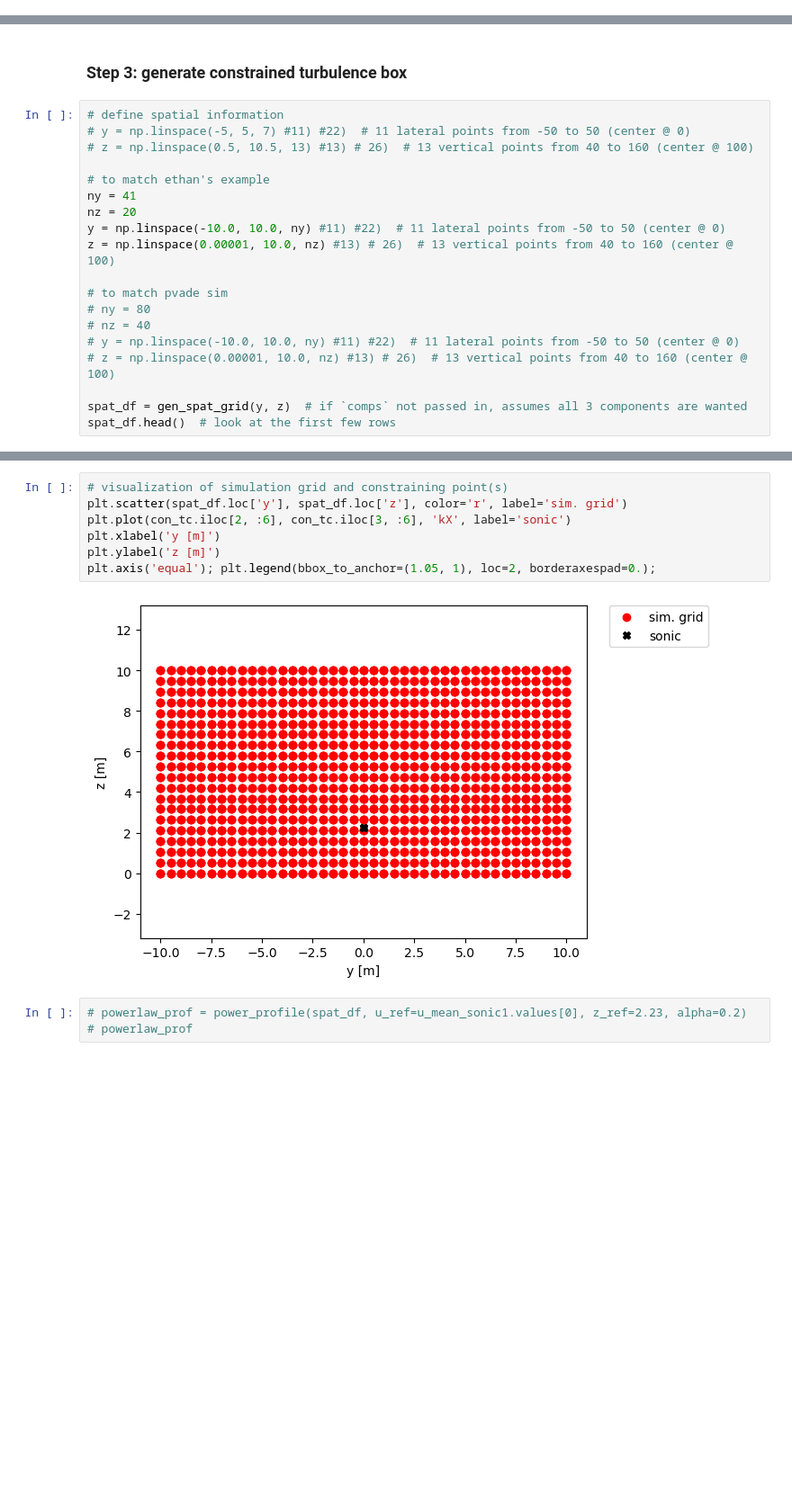
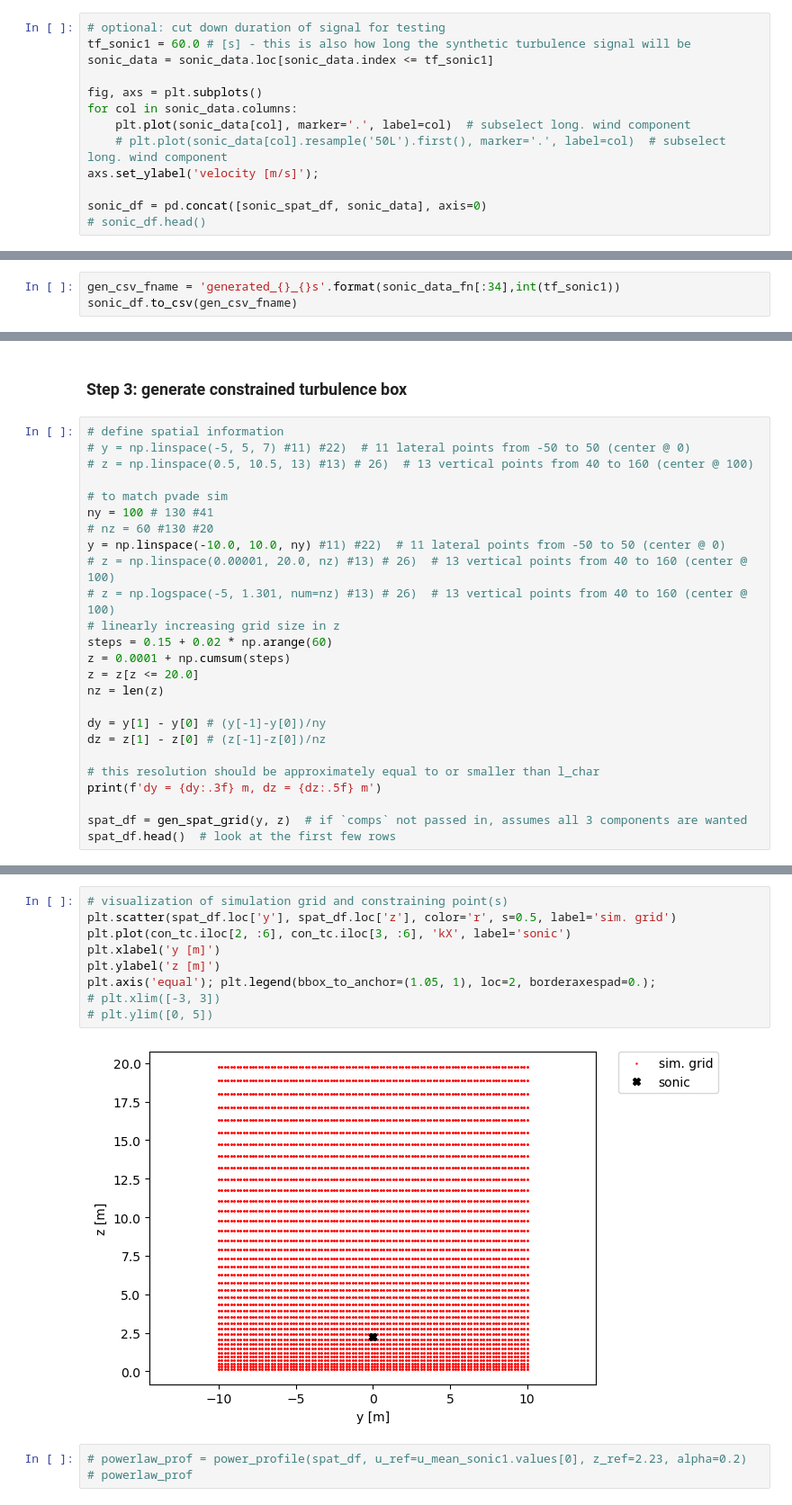
Before and after one commit to brookeslawski/pyconturb-pvade, a Jupyter notebook: duramat_constrained_turb.ipynb, the cells around one changed output, grey strips where cells are left out. Shown at 90% size. Saved outputs shown, nothing was run; the diff lists cells and outputs as text; blank space fills up the shorter version.

```diff
--- a/duramat_constrained_turb.ipynb
+++ b/duramat_constrained_turb.ipynb
@@ -132,0 +133,13 @@ m2['Iu'] = [0.1542, 0.149, 0.1455]
+# %%
+# optional: cut down duration of signal for testing
+tf_sonic1 = 60.0 # [s] - this is also how long the synthetic turbulence signal will be
+sonic_data = sonic_data.loc[sonic_data.index <= tf_sonic1]
+
+fig, axs = plt.subplots()
+for col in sonic_data.columns:
+    plt.plot(sonic_data[col], marker='.', label=col)  # subselect long. wind component
+    # plt.plot(sonic_data[col].resample('50L').first(), marker='.', label=col)  # subselect long. wind component
+axs.set_ylabel('velocity [m/s]');
+
+sonic_df = pd.concat([sonic_spat_df, sonic_data], axis=0)
+# sonic_df.head()
@@ -133,3 +148,6 @@ m2['Iu'] = [0.1542, 0.149, 0.1455]
+# %%
+gen_csv_fname = 'generated_{}_{}s'.format(sonic_data_fn[:34],int(tf_sonic1))
+sonic_df.to_csv(gen_csv_fname)
 # %% [markdown]
 ### Step 2: read in csv of measurement data ###
 # %%
@@ -164,17 +173,23 @@ u_mean_sonic1 = time_df.filter(regex='u_', axis=1).mean()
 # y = np.linspace(-5, 5, 7) #11) #22)  # 11 lateral points from -50 to 50 (center @ 0)
 # z = np.linspace(0.5, 10.5, 13) #13) # 26)  # 13 vertical points from 40 to 160 (center @ 100)
 
-# to match ethan's example
-ny = 41
-nz = 20
+# to match pvade sim
+ny = 100 # 130 #41
+# nz = 60 #130 #20
 y = np.linspace(-10.0, 10.0, ny) #11) #22)  # 11 lateral points from -50 to 50 (center @ 0)
-z = np.linspace(0.00001, 10.0, nz) #13) # 26)  # 13 vertical points from 40 to 160 (center @ 100)
+# z = np.linspace(0.00001, 20.0, nz) #13) # 26)  # 13 vertical points from 40 to 160 (center @ 100)
+# z = np.logspace(-5, 1.301, num=nz) #13) # 26)  # 13 vertical points from 40 to 160 (center @ 100)
+# linearly increasing grid size in z
+steps = 0.15 + 0.02 * np.arange(60)
+z = 0.0001 + np.cumsum(steps)
+z = z[z <= 20.0]
+nz = len(z)
 
-# to match pvade sim
-# ny = 80
-# nz = 40
-# y = np.linspace(-10.0, 10.0, ny) #11) #22)  # 11 lateral points from -50 to 50 (center @ 0)
-# z = np.linspace(0.00001, 10.0, nz) #13) # 26)  # 13 vertical points from 40 to 160 (center @ 100)
+dy = y[1] - y[0] # (y[-1]-y[0])/ny
+dz = z[1] - z[0] # (z[-1]-z[0])/nz
+
+# this resolution should be approximately equal to or smaller than l_char
+print(f'dy = {dy:.3f} m, dz = {dz:.5f} m')
 
 spat_df = gen_spat_grid(y, z)  # if `comps` not passed in, assumes all 3 components are wanted
 spat_df.head()  # look at the first few rows
@@ -188,12 +204,14 @@ spat_df.head()  # look at the first few rows
 # %%
 # visualization of simulation grid and constraining point(s)
-plt.scatter(spat_df.loc['y'], spat_df.loc['z'], color='r', label='sim. grid')
+plt.scatter(spat_df.loc['y'], spat_df.loc['z'], color='r', s=0.5, label='sim. grid')
 plt.plot(con_tc.iloc[2, :6], con_tc.iloc[3, :6], 'kX', label='sonic')
 plt.xlabel('y [m]')
 plt.ylabel('z [m]')
 plt.axis('equal'); plt.legend(bbox_to_anchor=(1.05, 1), loc=2, borderaxespad=0.);
+# plt.xlim([-3, 3])
+# plt.ylim([0, 5])
 # %% [output]
-[figure, old version]
+[figure, new version]
 # %%
 # powerlaw_prof = power_profile(spat_df, u_ref=u_mean_sonic1.values[0], z_ref=2.23, alpha=0.2)
 # powerlaw_prof
```
Also changed, not shown: parts of 31 cells of this notebook, 2 other files.
